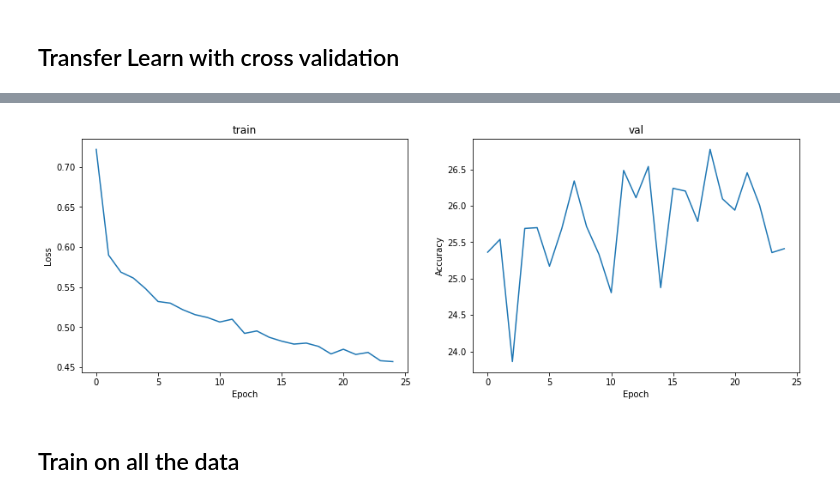
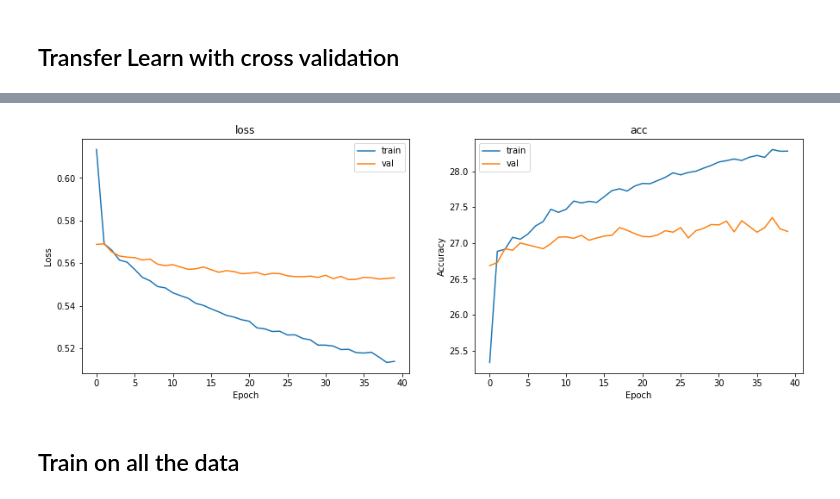
Before and after one commit to BoleteFilter/bolete-classifier, a Jupyter notebook: characteristics.ipynb, the cells around one changed output, grey strips where cells are left out. Cells and saved outputs as stored; diff of their text form; code cells hidden in the pictures.

Commit message:
add train and val histories add edibility to direct model

```diff
--- a/characteristics.ipynb
+++ b/characteristics.ipynb
@@ -43,8 +43,8 @@ ItemsViewHDF5(<HDF5 file "bolete.h5" (mode r)>)
 X_train, X_test, Y_train, Y_test, y_train, y_test = get_train_and_test(data, 'bolete-characteristics')
 # %%
 ## Download pretrained model(s)
-# model = models.googlenet(pretrained=True)
-model = models.resnext101_32x8d(pretrained=True)
+model = models.googlenet(pretrained=True)
+# model = models.resnext101_32x8d(pretrained=True)
 # model = models.alexnet(pretrained=True)
 # %% [markdown]
 ## Transfer Learn with cross validation
@@ -63,27 +63,25 @@ def pred_fn(scores):
 
 num_classes = Y_train.shape[1]
 
-for param in model.parameters():
-    param.requires_grad = False
+# for param in model.parameters():
+#     param.requires_grad = False
 
 fc_in_feats = model.fc.in_features
 model.fc = nn.Linear(fc_in_feats, num_classes)
 
 # optimizer = optim.Adam(model.fc.parameters(), betas=(.5, .999), lr=1e-2)
 
-
 optimizer = optim.RMSprop(
     model.parameters(),
-    lr=1e-3,
-    momentum=0.4,
+    lr=5e-4,
+    momentum=0.1,
     alpha=0.99
     )
 
 transform = T.Compose([T.ToTensor()])
 
-# print(model)
-batch_size = 8
-num_epochs = 25
+batch_size = 128
+num_epochs = 40
 
 torch.manual_seed(0)
 history = cross_val(
@@ -124,18 +122,21 @@ val Loss: 0.6832 Acc: 25.4118
 # %%
 fig, axes = plt.subplots(1, 2, figsize=[15,5], sharex=False, sharey=False)
 axes[0].set_ylabel("Loss")
 axes[1].set_ylabel("Accuracy")
 
 plotnum = 0
-for a in ["train", "val"]:
-    # ax1 = fig.add_subplot(120 + plotnum)
-    axes[plotnum].set_title(a)
-    axes[plotnum].set_xlabel("Epoch")
-    for i in range(len(history[a])):
-        axes[plotnum].plot(history[a][i])
+
+phase = ["train", "val"]
+for s in ["loss", "acc"]:
+    for a in phase:
+        axes[plotnum].set_title(s)
+        axes[plotnum].set_xlabel("Epoch")
+        for i in range(len(history[a+'_'+s])):
+            axes[plotnum].plot(history[a+'_'+s][i])
+        axes[plotnum].legend(phase)
     plotnum += 1
 # %% [output]
-[figure, old version]
+[figure, new version]
 # %% [markdown]
 ## Train on all the data
 # %%
```
Also changed, not shown: parts of 4 cells of this notebook, 6 other files.
